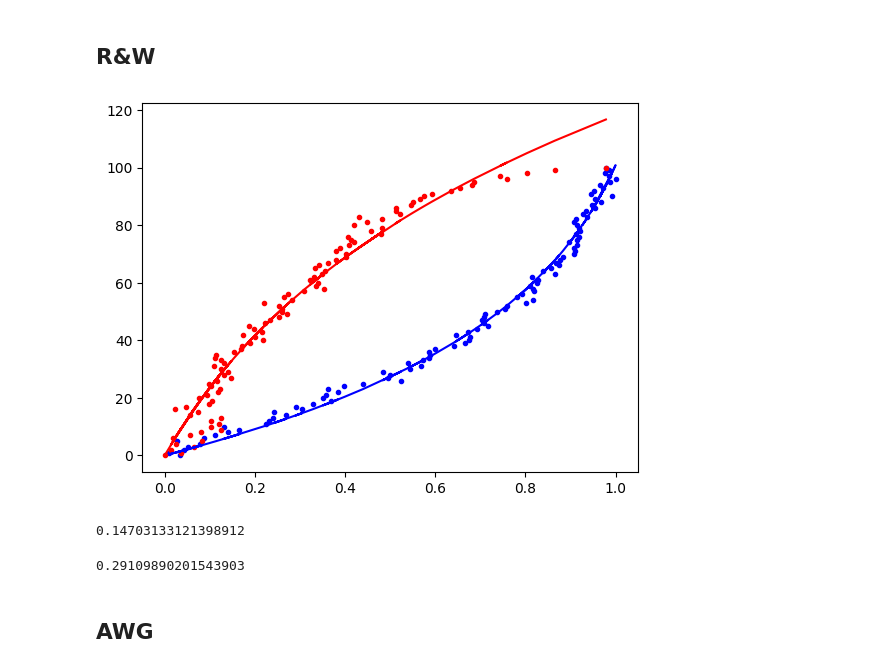
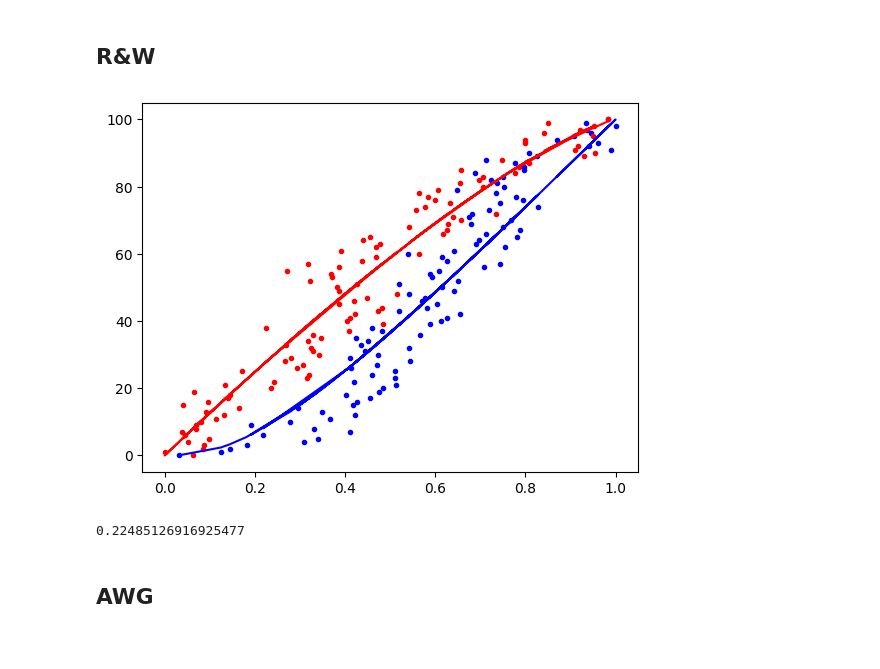
Before and after one commit to raxov99/iis_optolab, a Jupyter notebook: in_lab.ipynb, the cells around one changed output. Saved outputs shown, nothing was run; the diff lists cells and outputs as text; code cells hidden in the pictures.

```diff
--- a/in_lab.ipynb
+++ b/in_lab.ipynb
@@ -14,12 +14,9 @@ ch_DAQ_AWG, ch_DAQ_SMU = 113, 111
 # %% [markdown]
 ## R&W
 # %%
-N = 100
-P, R = characterize(N)
-params = get_params(N, P, R)
+params_list = []
+for i in range(1):
+    P, R = characterize(1)
+    params_list.append(get_params(P, R))
 # %% [output]
-[figure, old version]
+[figure, new version]
-# %%
-read(params, ch_DAQ_AWG, ch_DAQ_SMU)
-# %% [output]
-0.14703133121398912
@@ -26,9 +28,9 @@ read(params, ch_DAQ_AWG, ch_DAQ_SMU)
 # %%
-G = .3
+G = 0
 write(params, ch_DAQ_AWG, ch_DAQ_SMU, G)
 read(params, ch_DAQ_AWG, ch_DAQ_SMU)
 # %% [output]
-0.29109890201543903
+0.22485126916925477
 # %% [markdown]
 ## AWG
 # %%
```
Also changed, not shown: parts of 13 cells of this notebook, 1 other file.
